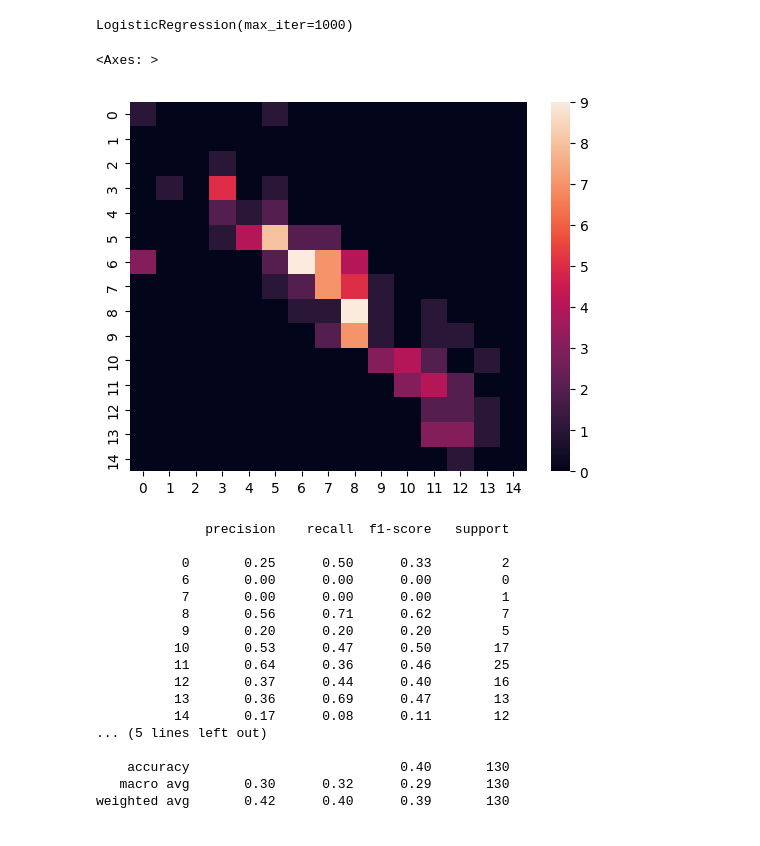
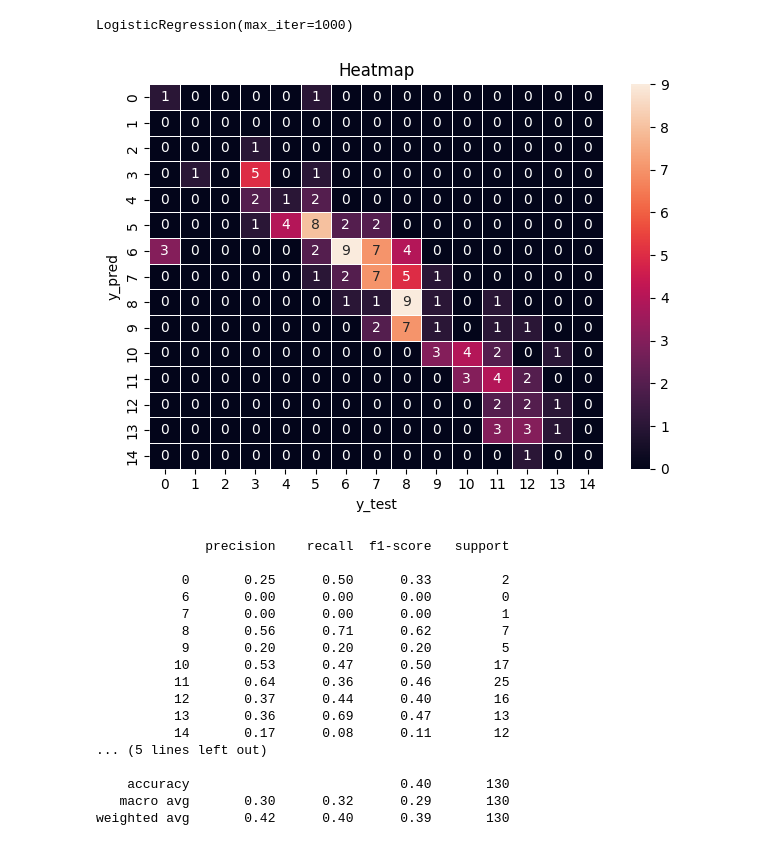
Before and after one commit to Seetharamanrs/Student_performance_analysis, a Jupyter notebook: Eda-analysis/student.ipynb, the cells around one changed output. Saved outputs shown, nothing was run; the diff lists cells and outputs as text; code cells hidden in the pictures.

```diff
--- a/Eda-analysis/student.ipynb
+++ b/Eda-analysis/student.ipynb
@@ -230,8 +237,13 @@ c_m=confusion_matrix(y_test, y_pred)
-# %%
-sns.heatmap(c_m)
-# %% [output]
-<Axes: >
-[figure, removed]
+# %%
+c_m=confusion_matrix(y_test, y_pred)
+sns.heatmap(c_m,linewidths=.5,annot=True)
+plt.title("Heatmap")
+plt.xlabel("y_test")
+plt.ylabel("y_pred")
+plt.tight_layout()
+plt.show()
+# %% [output]
+[figure, added]
 # %%
 print(classification_report(y_test, y_pred))
 # %% [output]
```
Also changed, not shown: parts of 2 cells of this notebook.
